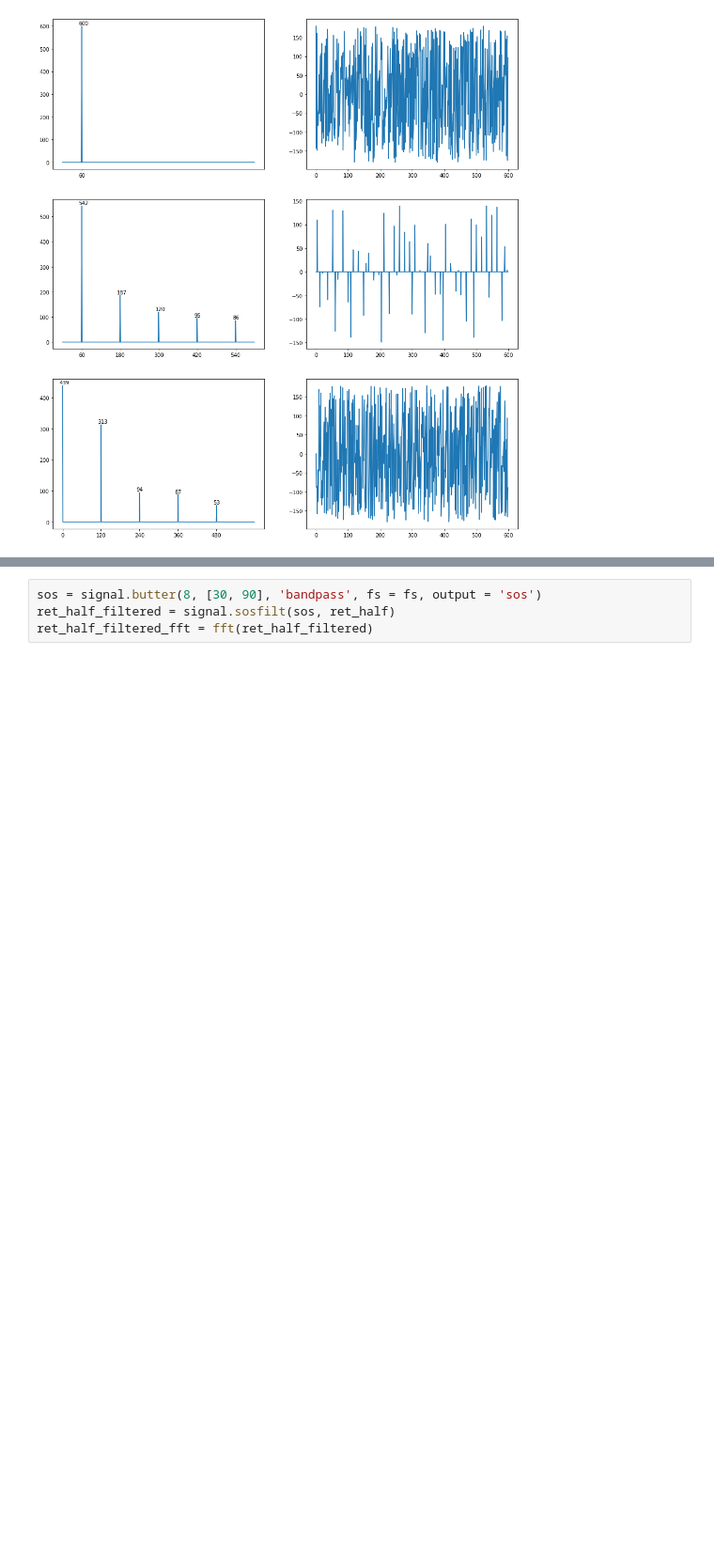
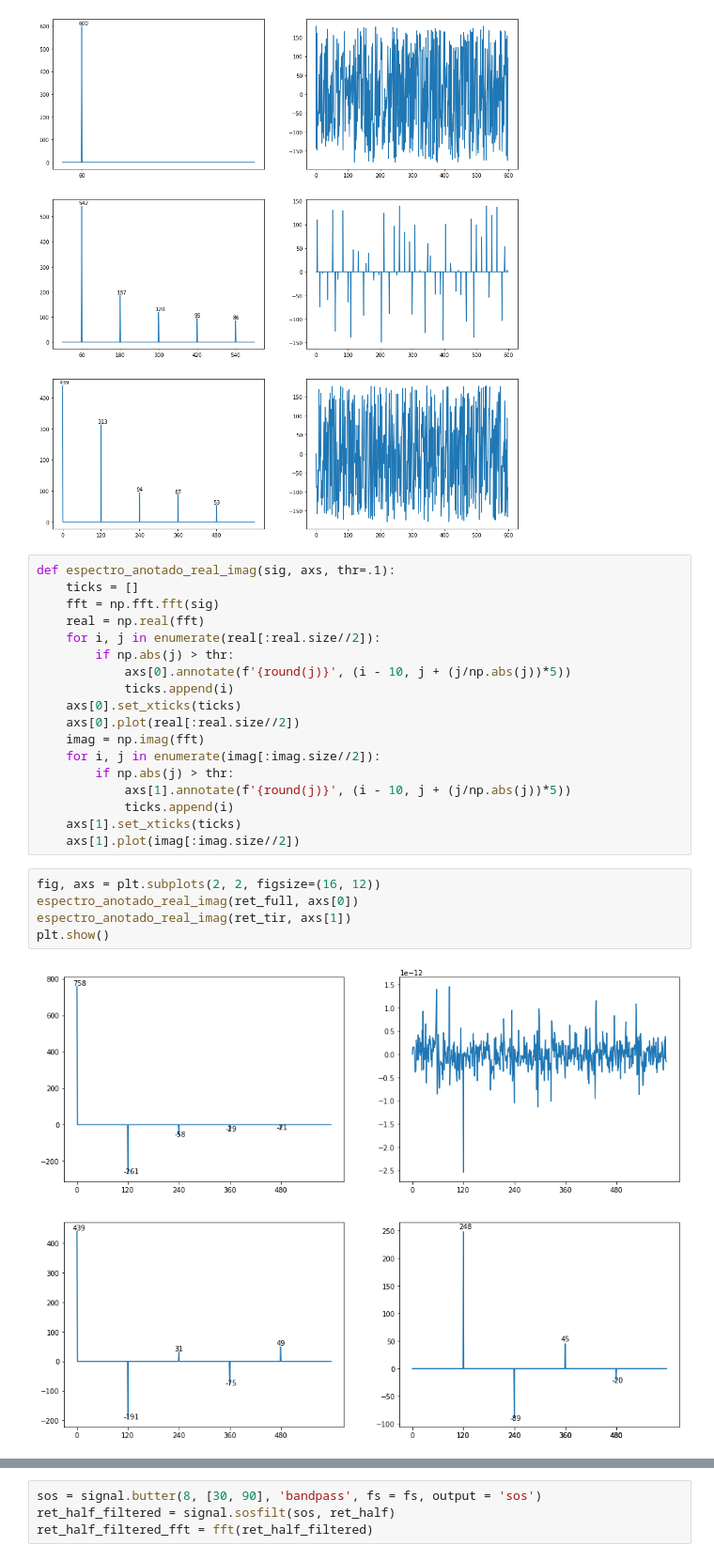
Before and after one commit to gnsoares/UNICAMP_EA619_SystemsAnalysis, a Jupyter notebook: exp3/Harmonicas_Exploracao.ipynb, the cells around one changed output, grey strips where cells are left out. Shown at 94% size. Drawn from its saved outputs; the diff is of its cells as text; blank space fills up the shorter version.

```diff
--- a/exp3/Harmonicas_Exploracao.ipynb
+++ b/exp3/Harmonicas_Exploracao.ipynb
@@ -126,3 +126,28 @@ espectro_anotado(ret_tir_fft['abs'], ret_tir_fft['phase'], axs[2])
 plt.show()
 # %% [output]
 [figure]
+# %%
+def espectro_anotado_real_imag(sig, axs, thr=.1):
+    ticks = []
+    fft = np.fft.fft(sig)
+    real = np.real(fft)
+    for i, j in enumerate(real[:real.size//2]):
+        if np.abs(j) > thr:
+            axs[0].annotate(f'{round(j)}', (i - 10, j + (j/np.abs(j))*5))
+            ticks.append(i)
+    axs[0].set_xticks(ticks)
+    axs[0].plot(real[:real.size//2])
+    imag = np.imag(fft)
+    for i, j in enumerate(imag[:imag.size//2]):
+        if np.abs(j) > thr:
+            axs[1].annotate(f'{round(j)}', (i - 10, j + (j/np.abs(j))*5))
+            ticks.append(i)
+    axs[1].set_xticks(ticks)
+    axs[1].plot(imag[:imag.size//2])
+# %%
+fig, axs = plt.subplots(2, 2, figsize=(16, 12))
+espectro_anotado_real_imag(ret_full, axs[0])
+espectro_anotado_real_imag(ret_tir, axs[1])
+plt.show()
+# %% [output]
+[figure, added]
```
Also changed, not shown: parts of 2 cells of this notebook.
